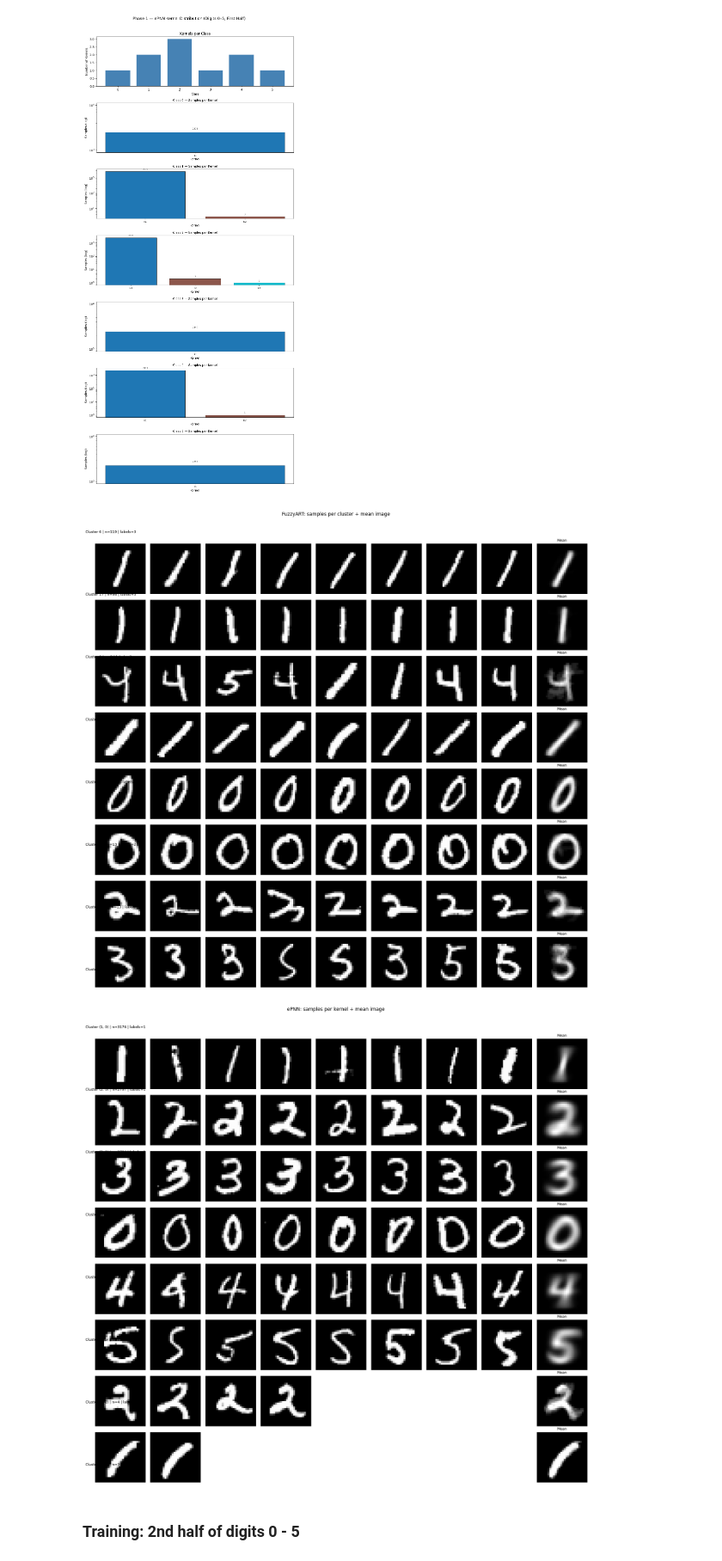
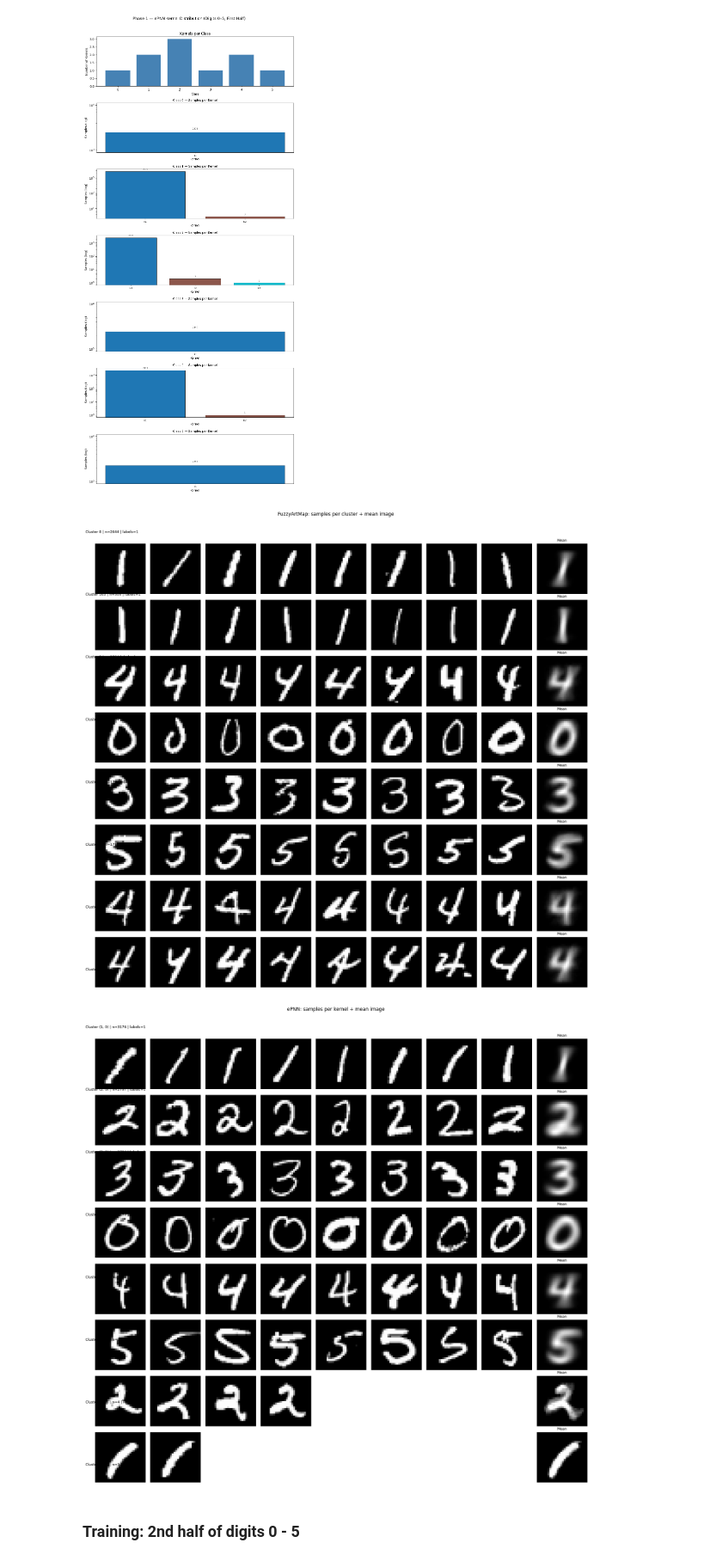
Before and after one commit to lsalatiel/art-epnn_neural-network-study, a Jupyter notebook: mnist_art.ipynb, the cells around one changed output. Shown at 86% size. Cells and saved outputs as stored; diff of their text form; code cells hidden in the pictures.

```diff
--- a/mnist_art.ipynb
+++ b/mnist_art.ipynb
@@ -697,24 +711,16 @@ def plot_fuzzyart_cluster_sizes(assignments, title="FuzzyART Cluster Size Distri
 # %%
-# ── Phase 1: FuzzyART — first half of digits 0–5 ──────────────────────────
-net_fuzzyart = FuzzyART(
-    num_features=X_train_half1.shape[1],
-    max_clusters=100_000,
-    vigilance=0.8,
-    learning_rate=0.5,
-    alpha=0.01,
-    complement=True,
+# ── Phase 1: FuzzyArtMap — first half of digits 0–5 ────────────────────────
+net_famap = FuzzyArtMap(
+    vigilance=0.5,
+    lr=0.5,
+    use_complement_coding=True,
+    epsilon=1e-3,
 )
 
-assignments_half1 = np.full(len(X_train_half1), -1, dtype=np.int32)
-for i, x in enumerate(X_train_half1):
-    try:
-        assignments_half1[i] = net_fuzzyart.train(x)
-    except RuntimeError as e:
-        assignments_half1 = assignments_half1[:i]
-        print(f"Stopped at sample {i}: {e}")
-        break
+assignments_half1 = np.full(len(X_famap_half1), -1, dtype=np.int32)
+for i in range(len(X_famap_half1)):
+    assignments_half1[i] = net_famap.fit(X_famap_half1[i], int(y_train_half1[i]))
 
-print(f"Active clusters: {net_fuzzyart.num_clusters}")
+print(f"Active clusters: {len(net_famap.prototypes)}")
 print(f"Trained samples: {np.sum(assignments_half1 >= 0)}")
-fuzzyart_label_map = build_cluster_label_map(assignments_half1, y_train_half1)
 # %% [output]
@@ -959,42 +958,42 @@ def plot_clusters_with_mean(images, cluster_ids, title, labels=None, max_cluster
     plt.show()
 
 
-# ---- FuzzyART clusters ----
+# ---- FuzzyArtMap clusters ----
 plot_clusters_with_mean(
     X_train_half1,
     assignments_half1,
     labels=y_train_half1,
-    title="FuzzyART: samples per cluster + mean image",
+    title="FuzzyArtMap: samples per cluster + mean image",
     max_clusters=8,
     samples_per_cluster=8,
 )
 
 # ---- ePNN kernels (cluster = (class_label, kernel_index)) ----
 def assign_epnn_kernels(net, X_epnn, y_labels):
     cluster_ids = []
     for i, x in enumerate(X_epnn):
         label = int(y_labels[i])
         gmm = net.gmms.get(label)
         if gmm is None or not gmm.kernels:
             cluster_ids.append(None)
             continue
         acts = [gmm._activation(x, k) * k.weight for k in gmm.kernels]
         k_idx = int(np.argmax(acts))
         cluster_ids.append((label, k_idx))
     return np.array(cluster_ids, dtype=object)
 
 epnn_cluster_ids = assign_epnn_kernels(net_epnn, X_epnn_half1, y_train_half1)
 plot_clusters_with_mean(
     X_train_half1,
     epnn_cluster_ids,
     labels=y_train_half1,
     title="ePNN: samples per kernel + mean image",
     max_clusters=8,
     samples_per_cluster=8,
 )
 # %% [output]
-[figure, old version]
+[figure, new version]
-[figure, old version]
+[figure, new version]
 # %% [markdown]
 ### Training: 2nd half of digits 0 - 5
 # %% [markdown]
```
Also changed, not shown: parts of 28 cells of this notebook.
